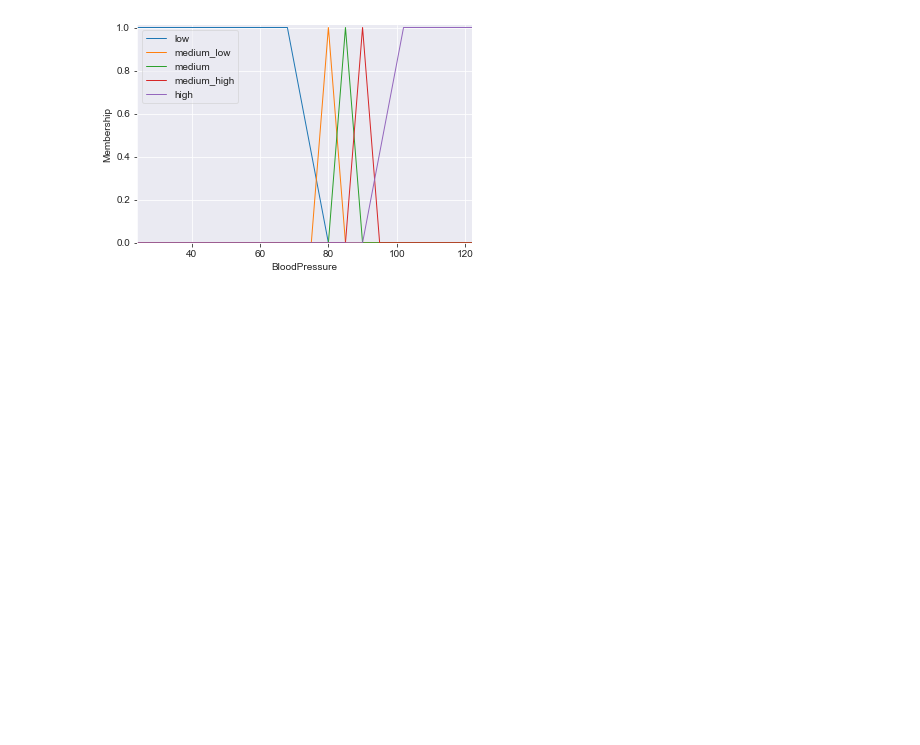
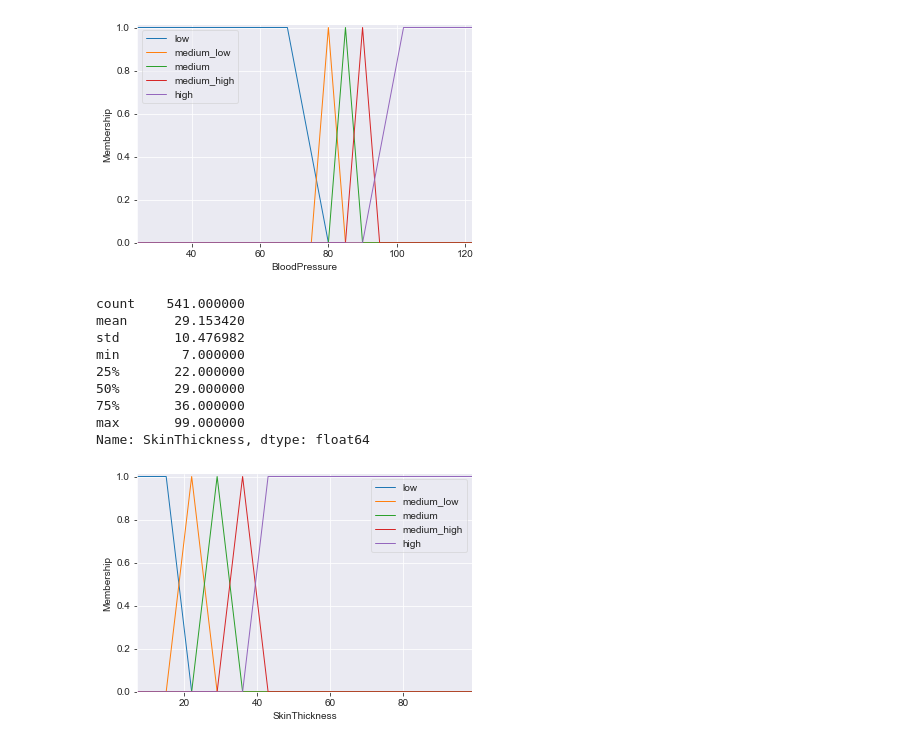
Before and after one commit to Domin8668/Projekt_SSI, a Jupyter notebook: fuzzy.ipynb, the cells around one changed output. Saved outputs shown, nothing was run; the diff lists cells and outputs as text; code cells hidden in the pictures; blank space fills up the shorter version.

```diff
--- a/fuzzy.ipynb
+++ b/fuzzy.ipynb
@@ -164,3 +170,25 @@ min       24.000000
 max      122.000000
 Name: BloodPressure, dtype: float64
 [figure]
+# %%
+skinthickness_data = data['SkinThickness']
+skinthickness_data = skinthickness_data[skinthickness_data != 0]
+skinthickness = ctrl.Antecedent(skinthickness_data.sort_values(), 'SkinThickness')
+skinthickness['low'] = fuzz.trapmf(skinthickness.universe, [7, 7, 15, 22])
+skinthickness['medium_low'] = fuzz.trimf(skinthickness.universe, [15, 22, 29])
+skinthickness['medium'] = fuzz.trimf(skinthickness.universe, [22, 29, 36])
+skinthickness['medium_high'] = fuzz.trimf(skinthickness.universe, [29, 36, 43])
+skinthickness['high'] = fuzz.trapmf(skinthickness.universe, [36, 43, 99, 99])
+skinthickness.view()
+skinthickness_data.describe()
+# %% [output]
+count    541.000000
+mean      29.153420
+std       10.476982
+min        7.000000
+25%       22.000000
+50%       29.000000
+75%       36.000000
+max       99.000000
+Name: SkinThickness, dtype: float64
+[figure, added]
```
Also changed, not shown: parts of 6 cells of this notebook.
